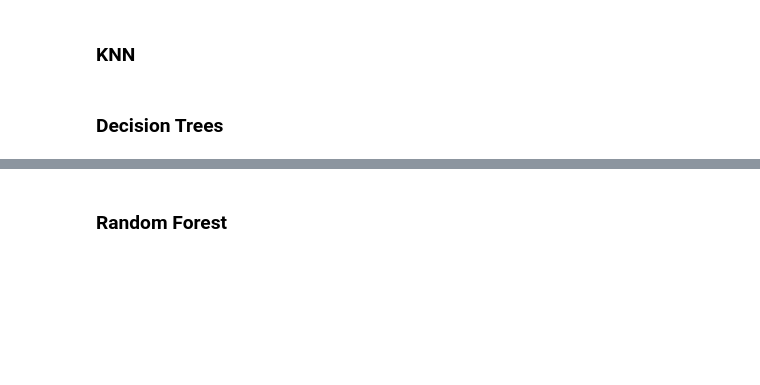
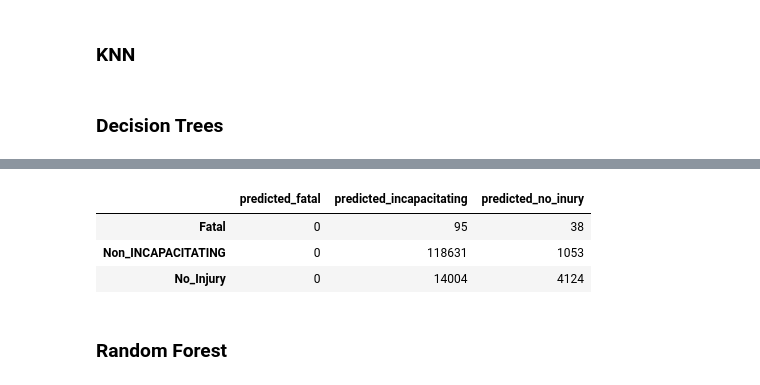
Before and after one commit to alexcasey92/Crash-Severity-Prediction, a Jupyter notebook: technical_notebook.ipynb, the cells around one changed output, grey strips where cells are left out. Drawn from its saved outputs; the diff is of its cells as text; code cells hidden in the pictures; blank space fills up the shorter version.

```diff
--- a/technical_notebook.ipynb
+++ b/technical_notebook.ipynb
@@ -1516,6 +1409,19 @@ Best Parameter Combination Found During Grid Search:
  'max_depth': 2,
  'min_samples_leaf': 1,
  'min_samples_split': 2}
+# %%
+# Predict on the test set
+test_preds = dt_grid_search.predict(X_test)
+# %%
+confmtrx = np.array(confusion_matrix(y_test, test_preds))
+
+pd.DataFrame(confmtrx, index=['Fatal', 'Non_INCAPACITATING', 'No_Injury'],
+columns=['predicted_fatal', 'predicted_incapacitating','predicted_no_inury'])
+# %% [output]
+|  | predicted_fatal | predicted_incapacitating | predicted_no_inury |
+| Fatal | 0 | 95 | 38 |
+| Non_INCAPACITATING | 0 | 118631 | 1053 |
+| No_Injury | 0 | 14004 | 4124 |
 # %% [markdown]
 ### Random Forest
 # %%
```
Also changed, not shown: parts of 83 cells of this notebook.
